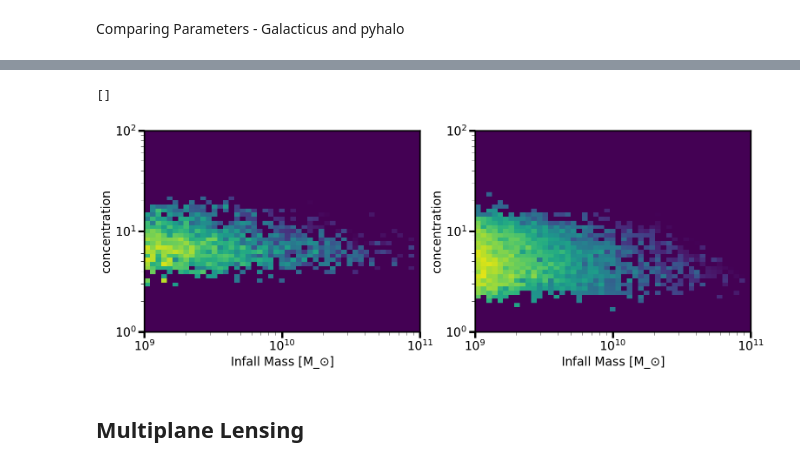
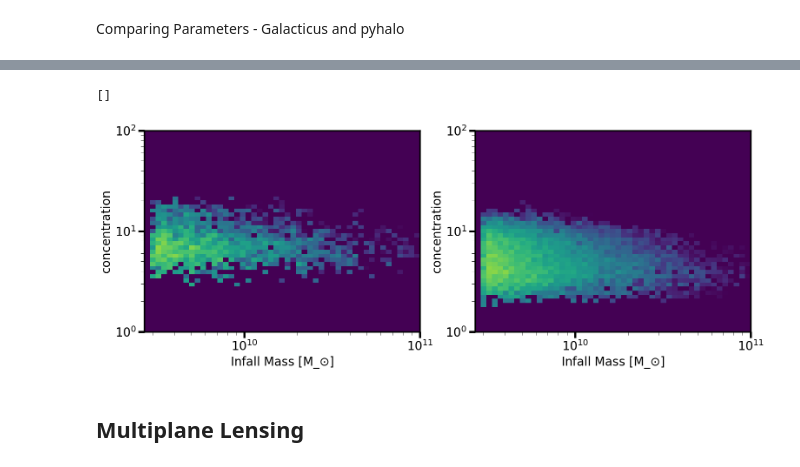
Before and after one commit to dangilman/pyHalo, a Jupyter notebook: example_notebooks/from_galacticus.ipynb, the cells around one changed output, grey strips where cells are left out. Saved outputs shown, nothing was run; the diff lists cells and outputs as text; code cells hidden in the pictures.

```diff
--- a/example_notebooks/from_galacticus.ipynb
+++ b/example_notebooks/from_galacticus.ipynb
@@ -55,16 +52,0 @@ Creates multiple realizations for each of the merger trees present in the output
-# %%
-gutil = GalacticusUtil()
-
-# Reads galacticus output into a dictionary of numpy arrays
-nodedata = gutil.read_nodedata_galacticus(path_hdf5)
-
-#Get the tree indexes in the galacticus output file
-#NOTE: the tree indexes start at one
-tree_indexes = np.unique(nodedata[gutil.PARAM_TREE_INDEX])
-
-realization_galacticus_all_trees_sh = []
-for i in tree_indexes:
-    realization = DMFromGalacticus(zlens,zsource,path_hdf5,i,dict(cone_opening_angle_arcsec=cone_opening_angle_arcsec),
-                                                                                mrange,True,plane_normal)
-
-    realization_galacticus_all_trees_sh.append(realization)
@@ -90,6 +56,7 @@ Here we switch off feild halos
 # %%
-realization_galacticus_subhalos = DMFromGalacticus(zlens,zsource,path_hdf5,tree_index,dict(cone_opening_angle_arcsec=cone_opening_angle_arcsec),
-                                                                                mrange,True,plane_normal,include_field_halos=False)
+# LOS_normalization = 0.0 switches off feild halos
+realization_galacticus_subhalos = DMFromGalacticus(path_hdf5,z_source,cone_opening_angle_arcsec
+                                                   ,*log_mrange,mass_range_is_bound=False,LOS_normalization=0.0)
 
 subhalos = realization_galacticus_subhalos.halos
 
@@ -227,24 +196,22 @@ Text(0, 0.5, 'Probability Density')
 # %% [markdown]
 Comparing Parameters - Galacticus and pyhalo
 # %%
-mrange = (9.3E8,1E13)
+log_mrange = (9.48,11)
 
 nrealizations_galacticus = 80
-cone_opening_angle_arcsec_large = 20
+cone_opening_angle_arcsec_large = 50
+nrealizations_pyhalo = 80
+
 galacticus_subhalos = []
-nrealizations_pyhalo = 80
 pyh_subhalos = []
 
+z_lens = 0.5
+
 for i in range(nrealizations_galacticus):
-    _tree_index = np.random.choice(tree_indexes)
-    _theta = random.random() * np.pi
-    _phi = random.rand() * 2 * np.pi
-
-    galacticus_subhalos += DMFromGalacticus(zlens,zsource,path_hdf5,_tree_index,dict(cone_opening_angle_arcsec=cone_opening_angle_arcsec_large),
-                                                                                mrange,mass_range_is_bound=False,include_field_halos=False,proj_rotation_angles=(_theta,_phi)).halos
+    galacticus_subhalos += DMFromGalacticus(path_hdf5,z_source,cone_opening_angle_arcsec_large,*log_mrange,mass_range_is_bound=False,LOS_normalization=0).halos
 
 for i in range(nrealizations_pyhalo):
-    pyh_subhalos += CDM(zlens, zsource, cone_opening_angle_arcsec=cone_opening_angle_arcsec_large,LOS_normalization=0,log_mlow=np.log10(mrange[0]),log_mhigh=np.log10(mrange[1]),log_m_host=13).halos
+    pyh_subhalos += CDM(z_lens, z_source, cone_opening_angle_arcsec=cone_opening_angle_arcsec_large,LOS_normalization=0,log_mlow=log_mrange[0],log_mhigh=log_mrange[1],log_m_host=13).halos
 # %%
 pyh_filter = lambda sh: sh.bound_mass > 1E8
 
@@ -312,27 +276,23 @@ ax2.loglog()
 # %%
 fig,axs = plt.subplots(ncols=2,figsize=(18,6))
 
-bins_m = np.logspace(9,11,50)
+bins_m = np.logspace(9.43,11,50)
 bins_c = np.logspace(0,2)
 
-#ax.scatter(galacitcus_mass,galacticus_c)
 *_, h1 = axs[0].hist2d(galacticus_mass,galacticus_c,bins=(bins_m,bins_c),norm=matplotlib.colors.LogNorm(vmin=1E-13,vmax=2E-10,clip=True),density=True)
 *_, h2 = axs[1].hist2d(pyh_mass,pyh_c,bins=(bins_m,bins_c),norm=matplotlib.colors.LogNorm(vmin=1E-13,vmax=2E-10, clip=True),density=True)
 
-
-#fig.colorbar(h1)
-#fig.colorbar(h2)
 for ax in axs:
     ax.set_xlabel(r"Infall Mass [M_$\odot$]",fontsize=20)
     ax.set_ylabel(r"concentration",fontsize=20)
 
 
 
 axs[0].loglog()
 axs[1].loglog()
 # %% [output]
 []
-[figure, old version]
+[figure, new version]
 # %% [markdown]
 ## Multiplane Lensing
 # %%
```
Also changed, not shown: parts of 14 cells of this notebook, 3 other files.
